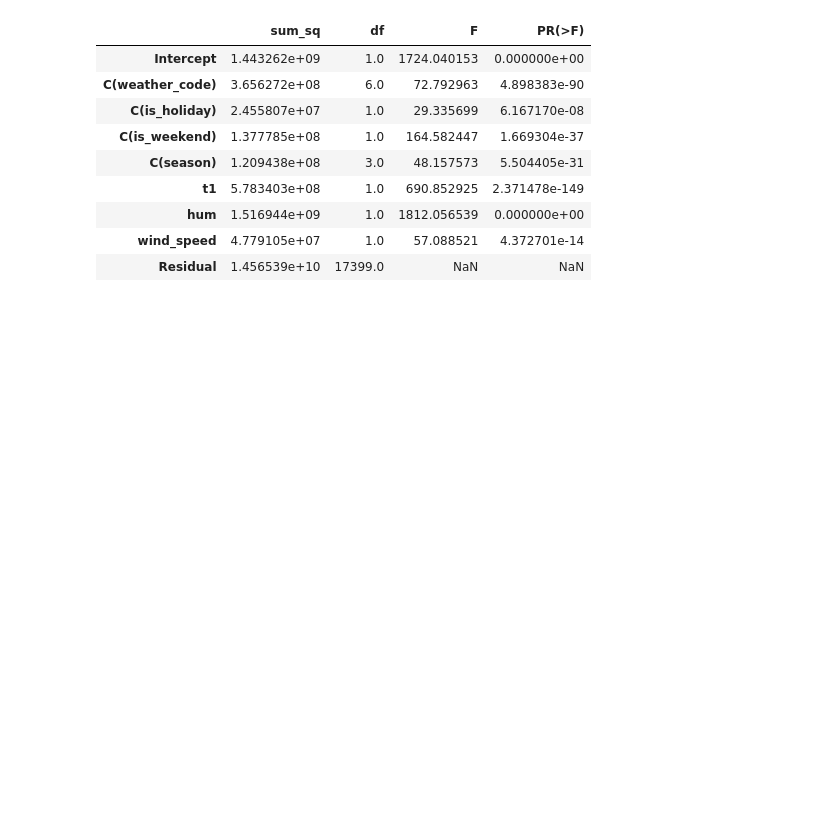
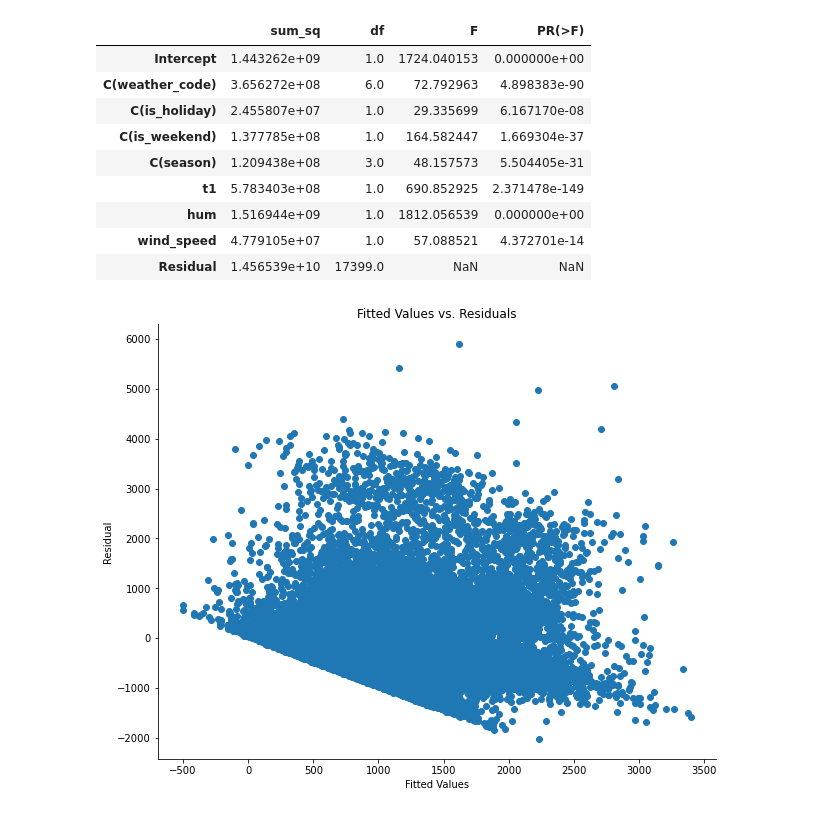
Before and after one commit to kwonkh0424/601_Lin_Reg_Project, a Jupyter notebook: final_proj.ipynb, the cells around one changed output. Saved outputs shown, nothing was run; the diff lists cells and outputs as text; code cells hidden in the pictures; blank space fills up the shorter version.

```diff
--- a/final_proj.ipynb
+++ b/final_proj.ipynb
@@ -216,3 +230,19 @@ sm.stats.anova_lm(model, typ=3)
 | hum | 1.516944e+09 | 1.0 | 1812.056539 | 0.000000e+00 |
 | wind_speed | 4.779105e+07 | 1.0 | 57.088521 | 4.372701e-14 |
 | Residual | 1.456539e+10 | 17399.0 | NaN | NaN |
+# %%
+#Fitted Values vs. Residuals
+
+fig, ax = plt.subplots(figsize=(10,8))
+
+p = model.fittedvalues
+res = model.resid
+ax.scatter(p,res)
+ax.set_xlabel("Fitted Values")
+ax.set_ylabel("Residual")
+ax.set_title("Fitted Values vs. Residuals")
+
+ax.spines['top'].set_visible(False)
+ax.spines['right'].set_visible(False)
+# %% [output]
+[figure, added]
```
Also changed, not shown: parts of 27 cells of this notebook.
